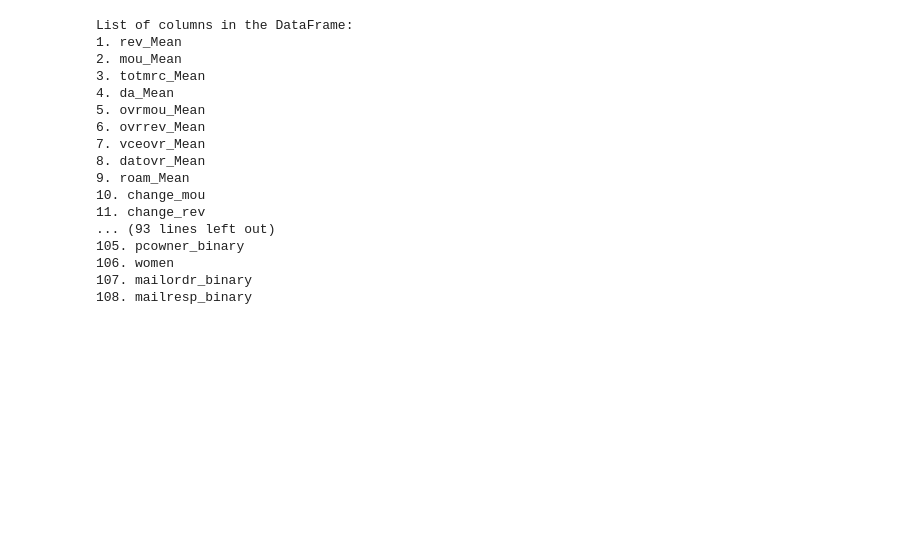
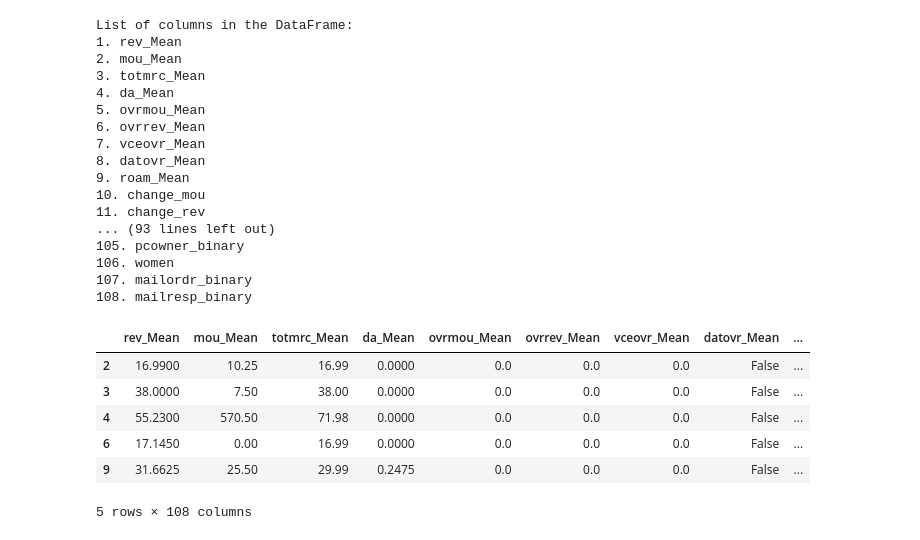
Before and after one commit to FelixVeaux/Telecom_Churn, a Jupyter notebook: 01_Initial_Data/Cleaning.ipynb, the cells around one changed output. Saved outputs shown, nothing was run; the diff lists cells and outputs as text; code cells hidden in the pictures; blank space fills up the shorter version.

```diff
--- a/01_Initial_Data/Cleaning.ipynb
+++ b/01_Initial_Data/Cleaning.ipynb
@@ -561,3 +449,14 @@ List of columns in the DataFrame:
 106. women
 107. mailordr_binary
 108. mailresp_binary
+# %%
+df.to_csv('Churn_Data_cleaned.csv', index=False)
+display(df.head())
+# %% [output]
+|  | rev_Mean | mou_Mean | totmrc_Mean | da_Mean | ovrmou_Mean | ovrrev_Mean | vceovr_Mean | datovr_Mean | ... |
+| 2 | 16.9900 | 10.25 | 16.99 | 0.0000 | 0.0 | 0.0 | 0.0 | False | ... |
+| 3 | 38.0000 | 7.50 | 38.00 | 0.0000 | 0.0 | 0.0 | 0.0 | False | ... |
+| 4 | 55.2300 | 570.50 | 71.98 | 0.0000 | 0.0 | 0.0 | 0.0 | False | ... |
+| 6 | 17.1450 | 0.00 | 16.99 | 0.0000 | 0.0 | 0.0 | 0.0 | False | ... |
+| 9 | 31.6625 | 25.50 | 29.99 | 0.2475 | 0.0 | 0.0 | 0.0 | False | ... |
+5 rows × 108 columns
```
Also changed, not shown: parts of 14 cells of this notebook, 1 other file.
